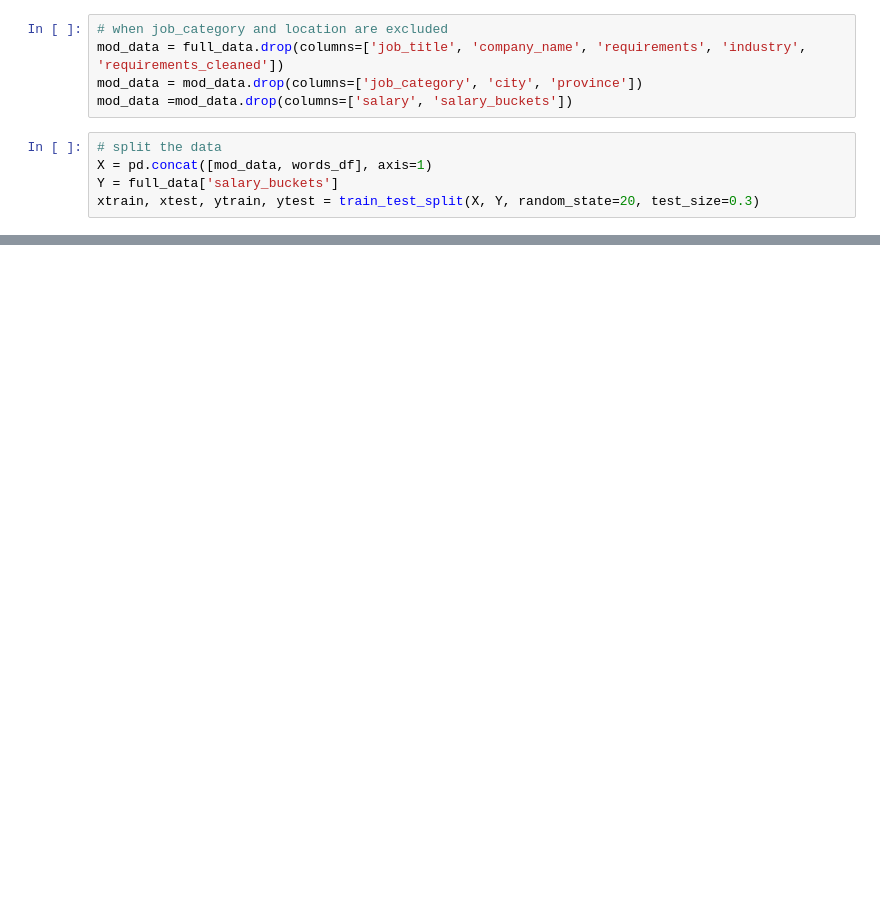
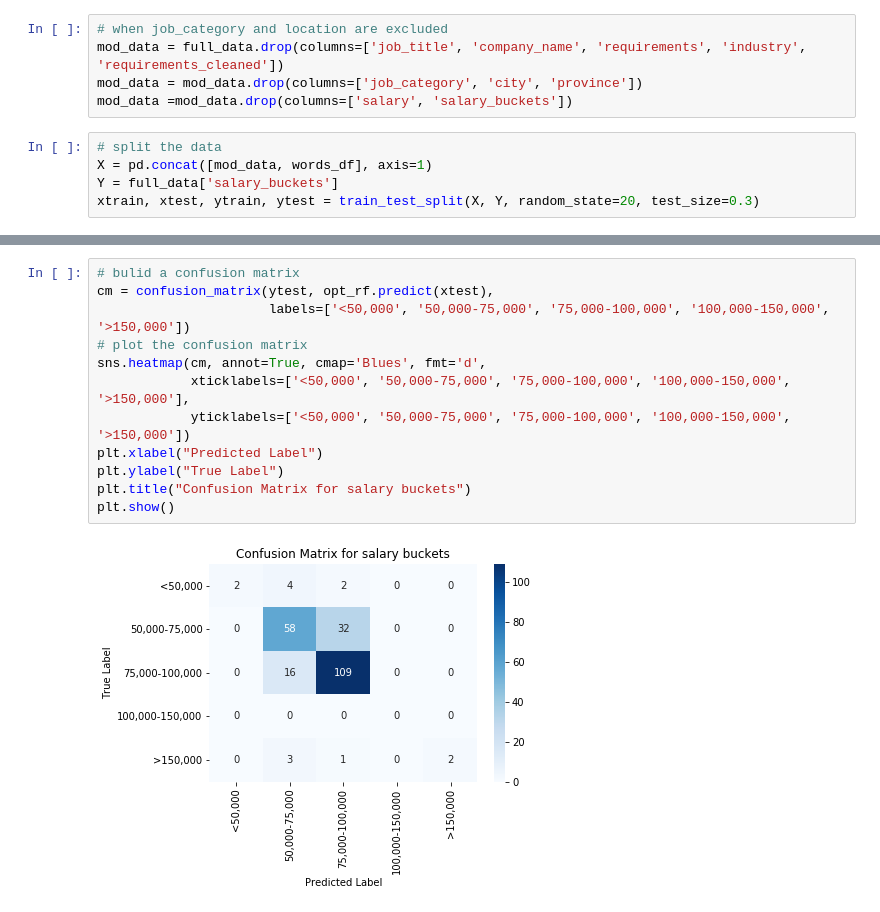
Before and after one commit to Hsieh-Cheng-Han/STA2453_Project1, a Jupyter notebook: models.ipynb, the cells around one changed output, grey strips where cells are left out. Drawn from its saved outputs; the diff is of its cells as text; blank space fills up the shorter version.

```diff
--- a/models.ipynb
+++ b/models.ipynb
@@ -184,0 +290,14 @@ plt.show()
+# %%
+# bulid a confusion matrix
+cm = confusion_matrix(ytest, opt_rf.predict(xtest),
+                      labels=['<50,000', '50,000-75,000', '75,000-100,000', '100,000-150,000', '>150,000'])
+# plot the confusion matrix
+sns.heatmap(cm, annot=True, cmap='Blues', fmt='d',
+            xticklabels=['<50,000', '50,000-75,000', '75,000-100,000', '100,000-150,000', '>150,000'],
+            yticklabels=['<50,000', '50,000-75,000', '75,000-100,000', '100,000-150,000', '>150,000'])
+plt.xlabel("Predicted Label")
+plt.ylabel("True Label")
+plt.title("Confusion Matrix for salary buckets")
+plt.show()
+# %% [output]
+[figure, added]
```
Also changed, not shown: parts of 29 cells of this notebook.
